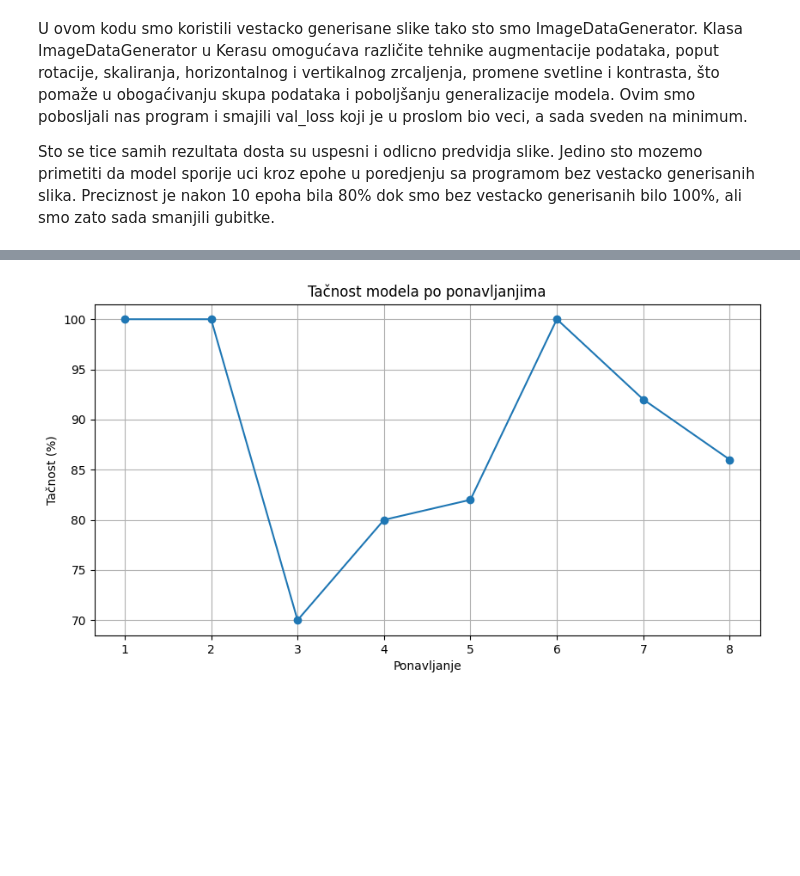
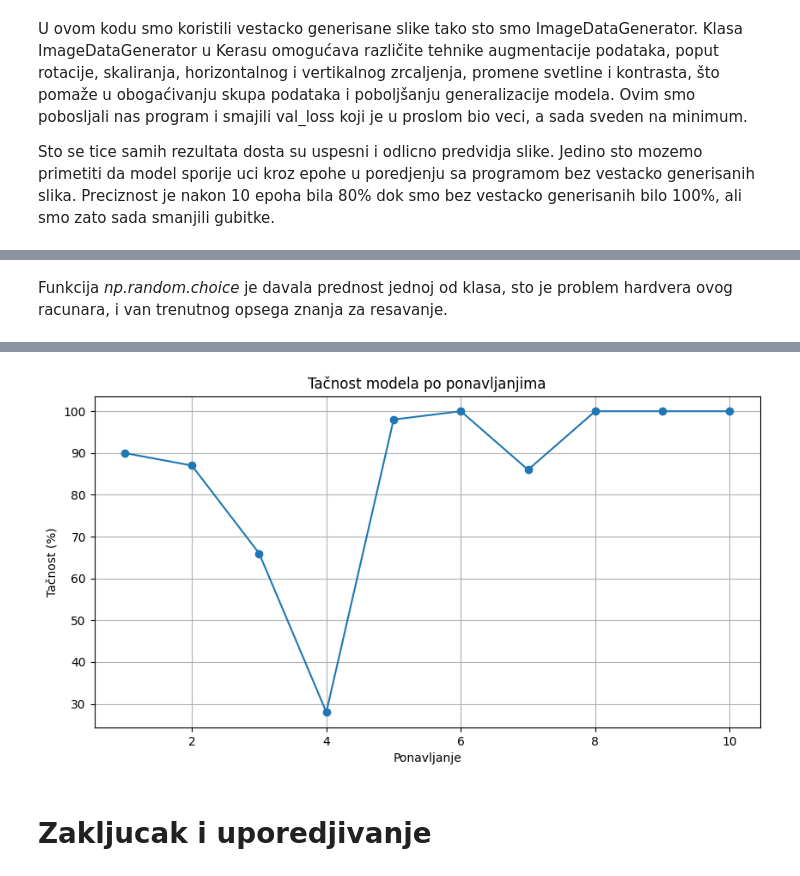
Before and after one commit to todortodorovic/IP2projekat, a Jupyter notebook: Klasifikacija_vestacko_gen.ipynb, the cells around one changed output, grey strips where cells are left out. Drawn from its saved outputs; the diff is of its cells as text; code cells hidden in the pictures; blank space fills up the shorter version.

```diff
--- a/Klasifikacija_vestacko_gen.ipynb
+++ b/Klasifikacija_vestacko_gen.ipynb
@@ -11,7 +11,7 @@ import numpy as np
 import matplotlib.pyplot as plt
 
 # Putanja do osnovnog direktorija dataset-a
-glavni_dir = pathlib.Path('test')
+koreni_dir = pathlib.Path('test')
 
 # Definisanje parametara za obradu slika
 batch_size = 32
@@ -37,7 +37,7 @@ validation_datagen = tf.keras.preprocessing.image.ImageDataGenerator(
 
 # Priprema skupa podataka za treniranje
 train_ds = train_datagen.flow_from_directory(
-    glavni_dir,
+    koreni_dir,
     target_size=(visina_slike, sirina_slike),
     batch_size=batch_size,
     class_mode='binary',
@@ -46,7 +46,7 @@ train_ds = train_datagen.flow_from_directory(
 
 # Priprema skupa podataka za validaciju
 val_ds = validation_datagen.flow_from_directory(
-    glavni_dir,
+    koreni_dir,
     target_size=(visina_slike, sirina_slike),
     batch_size=batch_size,
     class_mode='binary',
@@ -56,7 +56,7 @@ val_ds = validation_datagen.flow_from_directory(
 test_datagen = tf.keras.preprocessing.image.ImageDataGenerator(rescale=1./255)
 
 test_ds = test_datagen.flow_from_directory(
-    glavni_dir,
+    koreni_dir,
     target_size=(visina_slike, sirina_slike),
     batch_size=batch_size,
     class_mode='binary',
@@ -65,8 +65,8 @@ test_ds = test_datagen.flow_from_directory(
     seed=123)
 
 # Spremanje imena klasa
-class_names = list(train_ds.class_indices.keys())
-print(class_names)
+imena_klasa = list(train_ds.class_indices.keys())
+print(imena_klasa)
 
 model = tf.keras.Sequential([
     tf.keras.layers.Conv2D(16, 3, padding='same', activation='relu', input_shape=(visina_slike, sirina_slike, 3)),
@@ -77,7 +77,7 @@ model = tf.keras.Sequential([
     tf.keras.layers.MaxPooling2D(),
     tf.keras.layers.Flatten(),
     tf.keras.layers.Dense(128, activation='relu'),
-    tf.keras.layers.Dense(len(class_names))
+    tf.keras.layers.Dense(len(imena_klasa))
 ])
 
 model.compile(
@@ -85,10 +85,10 @@ model.compile(
     loss=tf.keras.losses.SparseCategoricalCrossentropy(from_logits=True),
     metrics=['accuracy'])
 
-epochs = 10
+epohe = 10
 history = model.fit(
     train_ds,
     validation_data=val_ds,
-    epochs=epochs
+    epochs=epohe
 )
 # %% [output]
@@ -202,49 +220,51 @@ Stvarna klasa: Jupiter, Predviđena klasa: Jupiter, Tačno: True
 ... (9 outputs left out)
+# %% [markdown]
+Funkcija *np.random.choice* je davala prednost jednoj od klasa, sto je problem hardvera ovog racunara, i van trenutnog opsega znanja za resavanje.
 # %%
 import numpy as np
 import matplotlib.pyplot as plt
 
 # Definisanje parametara za testiranje
-broj_ponavljanja = 8
-broj_slika = 50
-tacnost = []
+broj_pokusaja = 10
+broj_slika_po_pokusaju = 100
+tacnosti = []
 
 # Glavna petlja za višestruko testiranje
-for trial in range(broj_ponavljanja):
-    tacna_predikcija = 0
-    ukupna_predikcija = 0
+for pokusaj in range(broj_pokusaja):
+    tacne_predikcije = 0
+    ukupno_predikcija = 0
     # Prikupljanje slika i oznaka iz testnog skupa
-    test_images = []
-    test_labels = []
-    count = 0
-    for images, labels in test_ds:
-        indices = np.random.choice(images.shape[0], min(images.shape[0], broj_slika), replace=False)
-        for i in indices:
-            test_images.append(images[i])
-            test_labels.append(labels[i])
-            count += 1
-            if count >= broj_slika:
+    test_slike = []
+    test_oznake = []
+    brojac = 0
+    for slike, oznake in test_ds:
+        indeksi = np.random.choice(slike.shape[0], min(slike.shape[0], broj_slika_po_pokusaju), replace=False)
+        for i in indeksi:
+            test_slike.append(slike[i])
+            test_oznake.append(oznake[i])
+            brojac += 1
+            if brojac >= broj_slika_po_pokusaju:
                 break
-        if count >= broj_slika:
+        if brojac >= broj_slika_po_pokusaju:
             break
 
     # Provera predikcija modela za svaku sliku
-    for i in range(broj_slika):
-        img_array = np.expand_dims(test_images[i], axis=0)  # Pretvaranje slike u batch od jedne slike
-        prediction = model.predict(img_array)
-        predicted_class_index = np.argmax(prediction)
-        true_label = test_labels[i]
-        if predicted_class_index == true_label:
-            tacna_predikcija += 1
-        ukupna_predikcija += 1
+    for i in range(broj_slika_po_pokusaju):
+        img_niz = np.expand_dims(test_slike[i], axis=0)  # Pretvaranje slike u batch od jedne slike
+        predikcija = model.predict(img_niz)
+        indeks_predvidjene_klase = np.argmax(predikcija)
+        prava_oznaka = test_oznake[i]
+        if indeks_predvidjene_klase == prava_oznaka:
+            tacne_predikcije += 1
+        ukupno_predikcija += 1
 
     # Izračunavanje i čuvanje tačnosti za trenutno ponavljanje
-    tacnost_ponavljanja = (tacna_predikcija / ukupna_predikcija) * 100
-    tacnost.append(tacnost_ponavljanja)
+    tacnost_pokusaja = (tacne_predikcije / ukupno_predikcija) * 100
+    tacnosti.append(tacnost_pokusaja)
 
 # Crtanje grafika tačnosti za svako ponavljanje
 plt.figure(figsize=(10, 5))
-plt.plot(range(1, broj_ponavljanja + 1), tacnost, marker='o')
+plt.plot(range(1, broj_pokusaja + 1), tacnosti, marker='o')
 plt.title('Tačnost modela po ponavljanjima')
 plt.xlabel('Ponavljanje')
 plt.ylabel('Tačnost (%)')
@@ -271 +291,3 @@ plt.show()
-[figure, old version]
+[figure, new version]
+# %% [markdown]
+# Zakljucak i uporedjivanje
```
Also changed, not shown: parts of 13 cells of this notebook, 2 other files.
